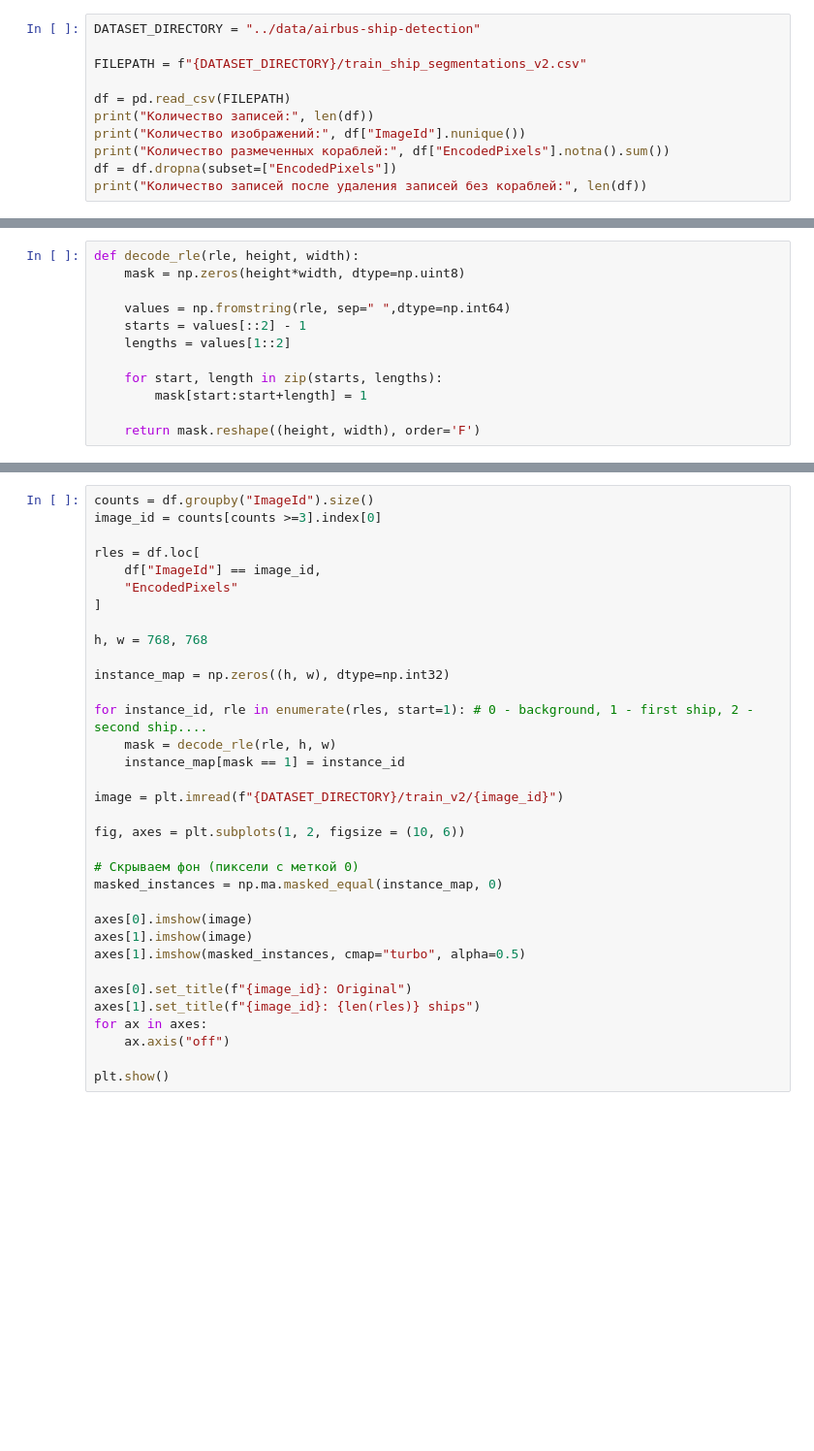
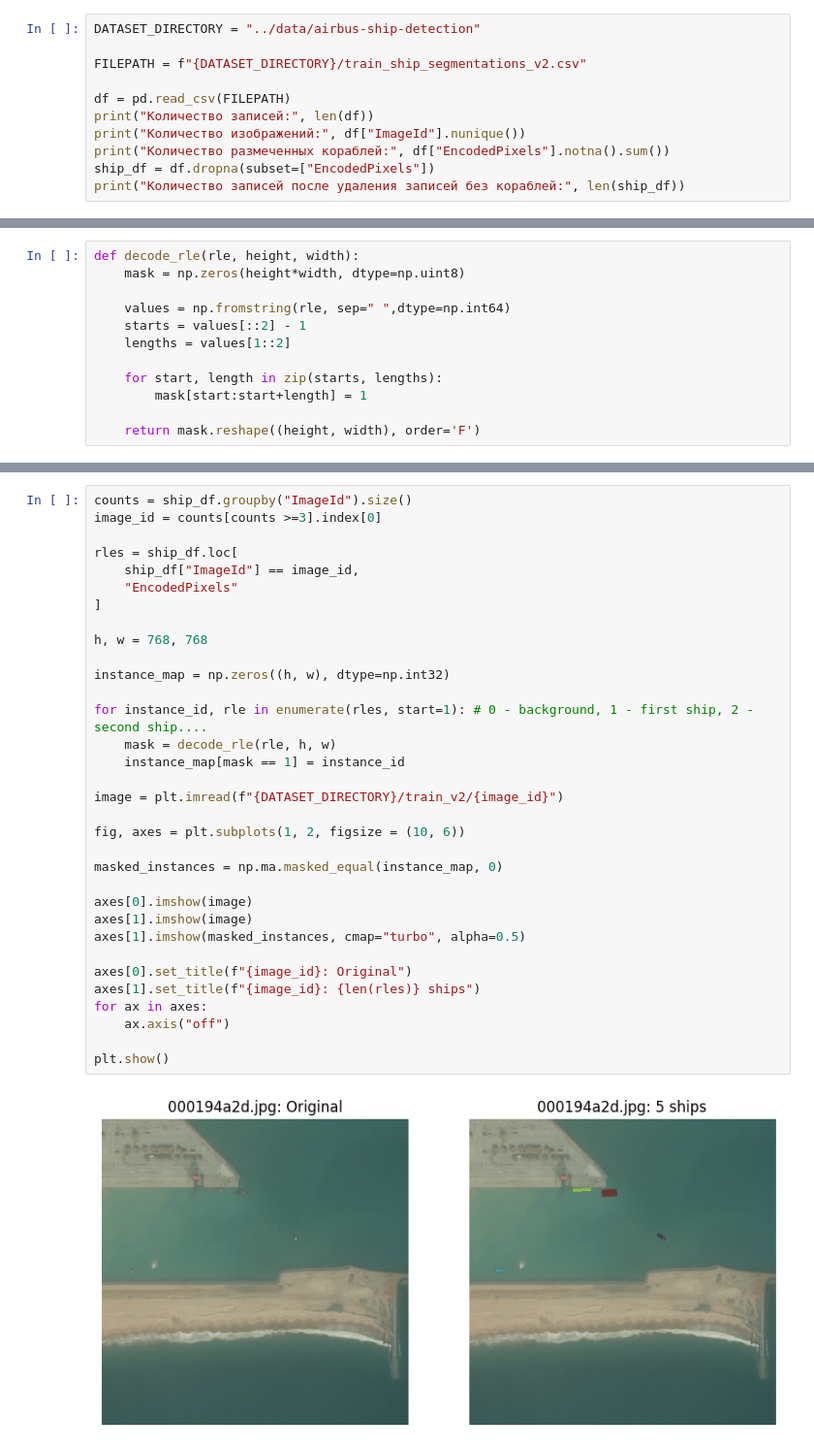
Before and after one commit to Klimentij-Kvl/ship-detection, a Jupyter notebook: notebooks/eda_instance_geometry.ipynb, the cells around one changed output, grey strips where cells are left out. Shown at 97% size. Saved outputs shown, nothing was run; the diff lists cells and outputs as text; blank space fills up the shorter version.

```diff
--- a/notebooks/eda_instance_geometry.ipynb
+++ b/notebooks/eda_instance_geometry.ipynb
@@ -11,5 +16,5 @@ df = pd.read_csv(FILEPATH)
 print("Количество записей:", len(df))
 print("Количество изображений:", df["ImageId"].nunique())
 print("Количество размеченных кораблей:", df["EncodedPixels"].notna().sum())
-df = df.dropna(subset=["EncodedPixels"])
-print("Количество записей после удаления записей без кораблей:", len(df))
+ship_df = df.dropna(subset=["EncodedPixels"])
+print("Количество записей после удаления записей без кораблей:", len(ship_df))
@@ -28,34 +44,35 @@ def decode_rle(rle, height, width):
 # %%
-counts = df.groupby("ImageId").size()
+counts = ship_df.groupby("ImageId").size()
 image_id = counts[counts >=3].index[0]
 
-rles = df.loc[
-    df["ImageId"] == image_id,
+rles = ship_df.loc[
+    ship_df["ImageId"] == image_id,
     "EncodedPixels"
 ]
 
 h, w = 768, 768
 
 instance_map = np.zeros((h, w), dtype=np.int32)
 
 for instance_id, rle in enumerate(rles, start=1): # 0 - background, 1 - first ship, 2 - second ship....
     mask = decode_rle(rle, h, w)
     instance_map[mask == 1] = instance_id
 
 image = plt.imread(f"{DATASET_DIRECTORY}/train_v2/{image_id}")
 
 fig, axes = plt.subplots(1, 2, figsize = (10, 6))
 
-# Скрываем фон (пиксели с меткой 0)
 masked_instances = np.ma.masked_equal(instance_map, 0)
 
 axes[0].imshow(image)
 axes[1].imshow(image)
 axes[1].imshow(masked_instances, cmap="turbo", alpha=0.5)
 
 axes[0].set_title(f"{image_id}: Original")
 axes[1].set_title(f"{image_id}: {len(rles)} ships")
 for ax in axes:
     ax.axis("off")
 
 plt.show()
+# %% [output]
+[figure, added]
```
Also changed, not shown: parts of 9 cells of this notebook.
